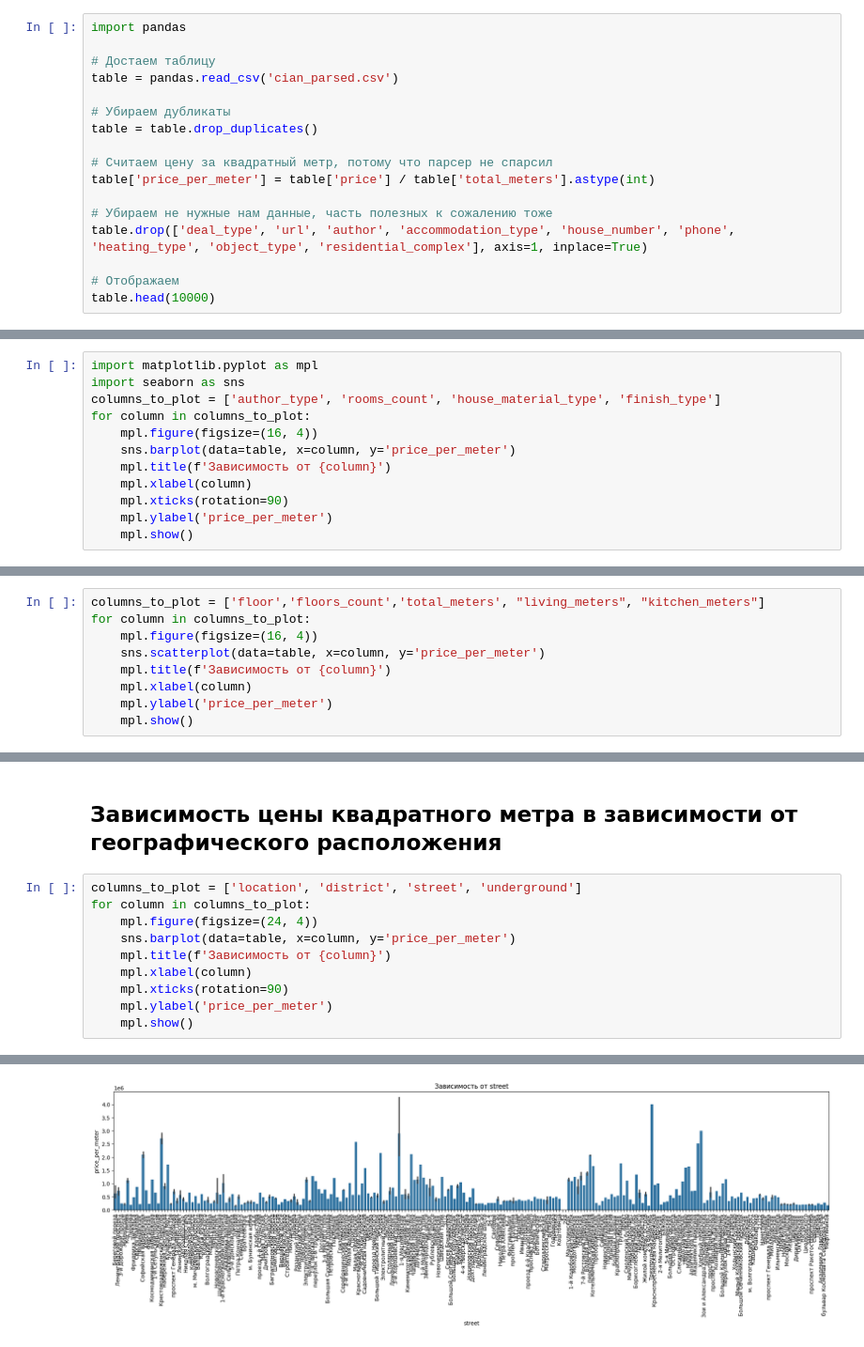
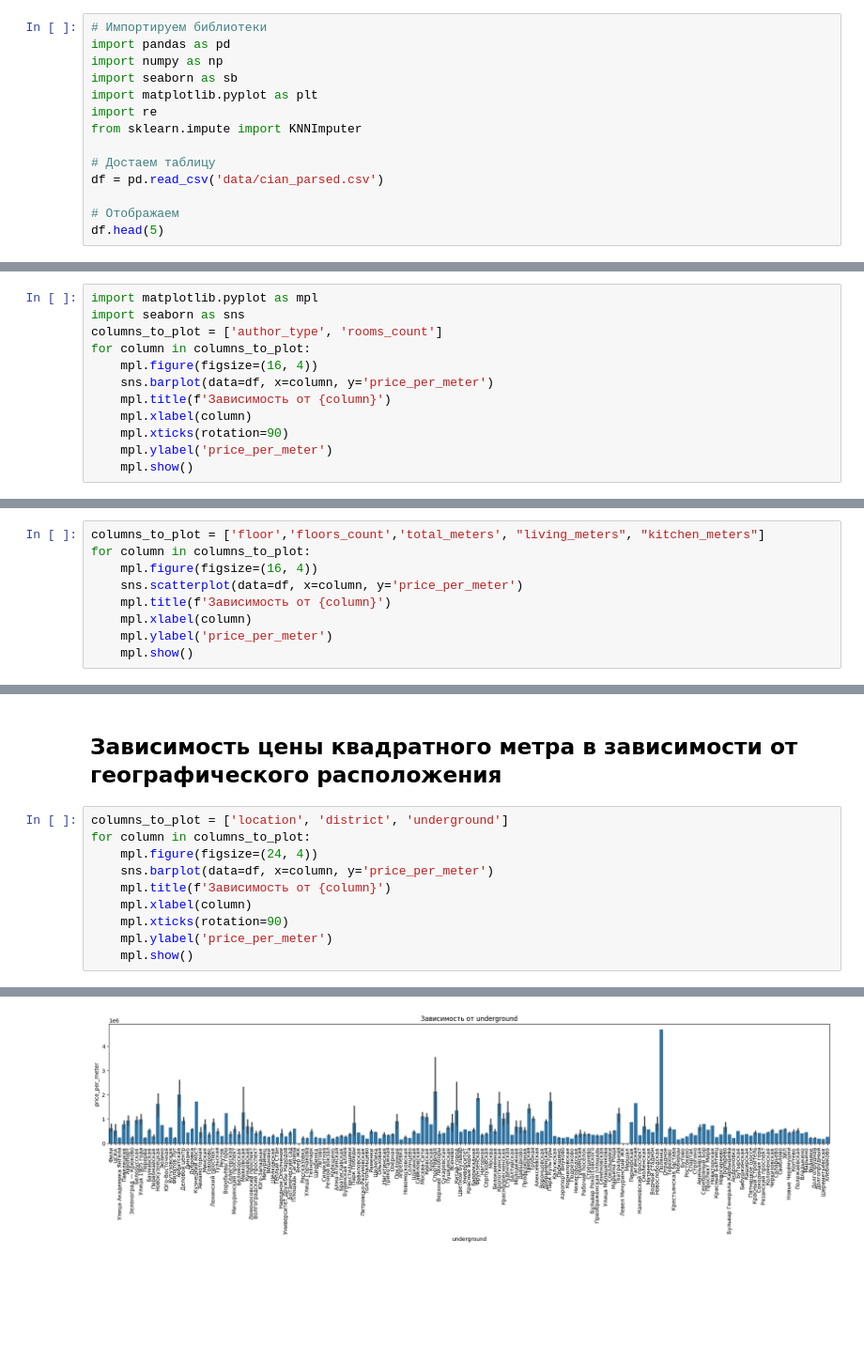
Before and after one commit to kalkulator777/dota3, a Jupyter notebook: analysis.ipynb, the cells around one changed output, grey strips where cells are left out. Shown at 94% size. Cells and saved outputs as stored; diff of their text form; blank space fills up the shorter version.

```diff
--- a/analysis.ipynb
+++ b/analysis.ipynb
@@ -1,18 +3,15 @@
 # %%
-import pandas
+# Импортируем библиотеки
+import pandas as pd
+import numpy as np
+import seaborn as sb
+import matplotlib.pyplot as plt
+import re
+from sklearn.impute import KNNImputer
 
 # Достаем таблицу
-table = pandas.read_csv('cian_parsed.csv')
-
-# Убираем дубликаты
-table = table.drop_duplicates()
-
-# Считаем цену за квадратный метр, потому что парсер не спарсил
-table['price_per_meter'] = table['price'] / table['total_meters'].astype(int)
-
-# Убираем не нужные нам данные, часть полезных к сожалению тоже
-table.drop(['deal_type', 'url', 'author', 'accommodation_type', 'house_number', 'phone', 'heating_type', 'object_type', 'residential_complex'], axis=1, inplace=True)
+df = pd.read_csv('data/cian_parsed.csv')
 
 # Отображаем
-table.head(10000)
+df.head(5)
 # %% [output]
@@ -34,10 +111,10 @@ table.head(10000)
 # %%
 import matplotlib.pyplot as mpl
 import seaborn as sns
-columns_to_plot = ['author_type', 'rooms_count', 'house_material_type', 'finish_type']
+columns_to_plot = ['author_type', 'rooms_count']
 for column in columns_to_plot:
     mpl.figure(figsize=(16, 4))
-    sns.barplot(data=table, x=column, y='price_per_meter')
+    sns.barplot(data=df, x=column, y='price_per_meter')
     mpl.title(f'Зависимость от {column}')
     mpl.xlabel(column)
     mpl.xticks(rotation=90)
@@ -54,7 +127,7 @@ for column in columns_to_plot:
 columns_to_plot = ['floor','floors_count','total_meters', "living_meters", "kitchen_meters"]
 for column in columns_to_plot:
     mpl.figure(figsize=(16, 4))
-    sns.scatterplot(data=table, x=column, y='price_per_meter')
+    sns.scatterplot(data=df, x=column, y='price_per_meter')
     mpl.title(f'Зависимость от {column}')
     mpl.xlabel(column)
     mpl.ylabel('price_per_meter')
@@ -68,10 +141,10 @@ for column in columns_to_plot:
 # %% [markdown]
 ## Зависимость цены квадратного метра в зависимости от географического расположения
 # %%
-columns_to_plot = ['location', 'district', 'street', 'underground']
+columns_to_plot = ['location', 'district', 'underground']
 for column in columns_to_plot:
     mpl.figure(figsize=(24, 4))
-    sns.barplot(data=table, x=column, y='price_per_meter')
+    sns.barplot(data=df, x=column, y='price_per_meter')
     mpl.title(f'Зависимость от {column}')
     mpl.xlabel(column)
     mpl.xticks(rotation=90)
@@ -83 +156 @@ for column in columns_to_plot:
-[figure, old version]
+[figure, new version]
```
Also changed, not shown: parts of 11 cells of this notebook, 4 other files.
